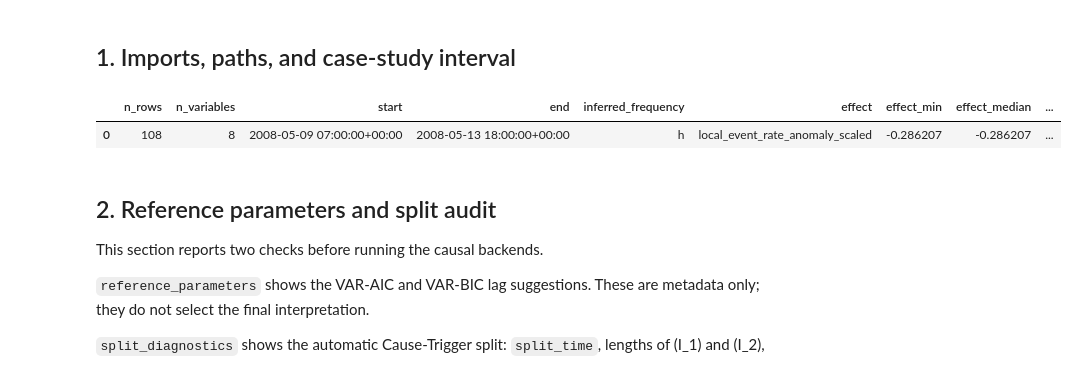
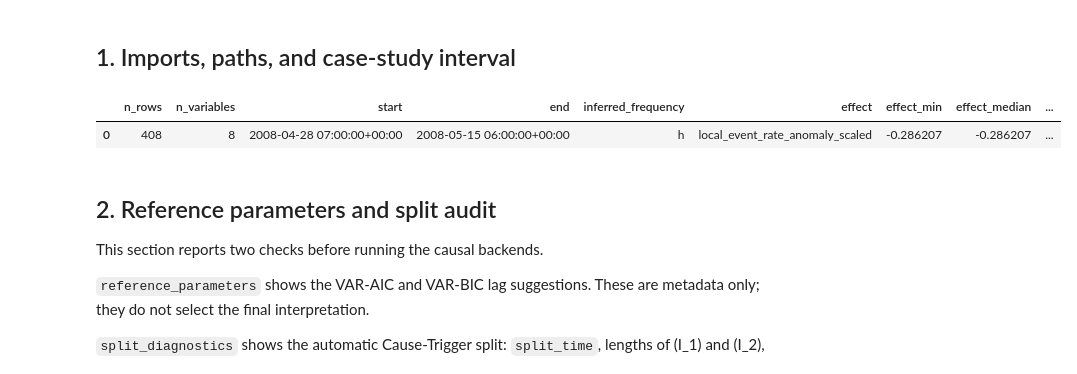
Before and after one commit to alectois/Distinguishing-Causes-and-Triggers-in-Volcanic-and-Seismic-Processes, a Jupyter notebook: notebooks/etna_cause_trigger.ipynb, the cells around one changed output. Saved outputs shown, nothing was run; the diff lists cells and outputs as text; code cells hidden in the pictures.

```diff
--- a/notebooks/etna_cause_trigger.ipynb
+++ b/notebooks/etna_cause_trigger.ipynb
@@ -48,24 +48,24 @@ from cause_trigger_etna import (
 ETNA_PATH = DATA_DIR / "etna_final.csv"
 EVENT_TIME = pd.Timestamp("2008-05-12 06:28:00", tz="UTC")
 # %%
-CASE_PRE_DAYS = 3
-CASE_POST_HOURS = 36
-MIN_I1_LENGTH = 48
-MIN_I2_LENGTH = 36
-MAX_LAGS = 12
+CASE_PRE_DAYS = 14
+CASE_POST_HOURS = 72
+MIN_I1_LENGTH = 168
+MIN_I2_LENGTH = 72
+MAX_LAGS = 30
 
 X_full = load_model_frame(ETNA_PATH)
 X = case_study_interval(
     X_full,
     EVENT_TIME,
     pre_days=CASE_PRE_DAYS,
     post_hours=CASE_POST_HOURS,
 )
 
 display(pd.DataFrame([model_overview(X, EFFECT)]))
 # %% [output]
 |  | n_rows | n_variables | start | end | inferred_frequency | effect | effect_min | effect_median | ... |
-| 0 | 108 | 8 | 2008-05-09 07:00:00+00:00 | 2008-05-13 18:00:00+00:00 | h | local_event_rate_anomaly_scaled | -0.286207 | -0.286207 | ... |
+| 0 | 408 | 8 | 2008-04-28 07:00:00+00:00 | 2008-05-15 06:00:00+00:00 | h | local_event_rate_anomaly_scaled | -0.286207 | -0.286207 | ... |
 # %% [markdown]
 ## 2. Reference parameters and split audit
 
```
Also changed, not shown: parts of 2 cells of this notebook, 1 other file.
